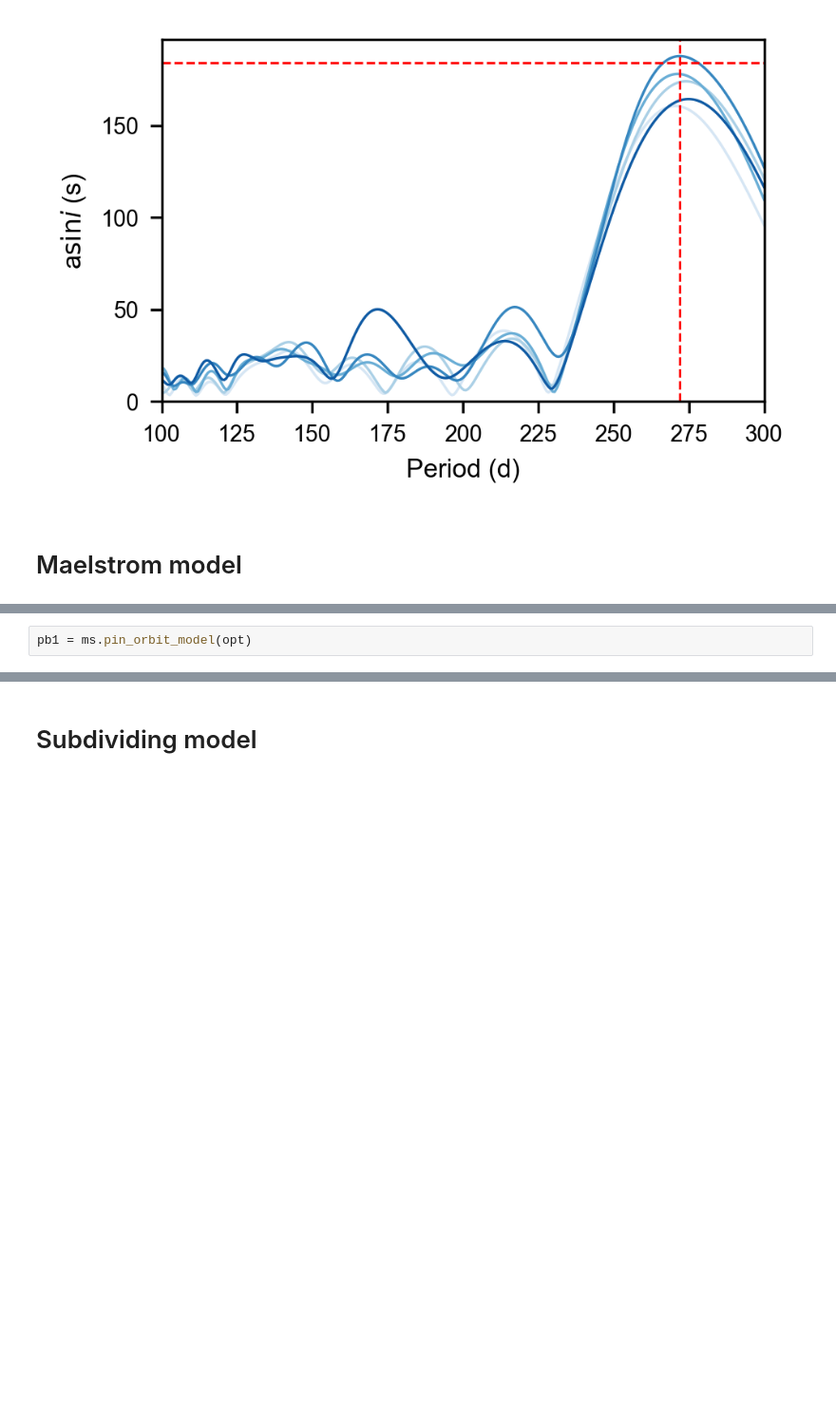
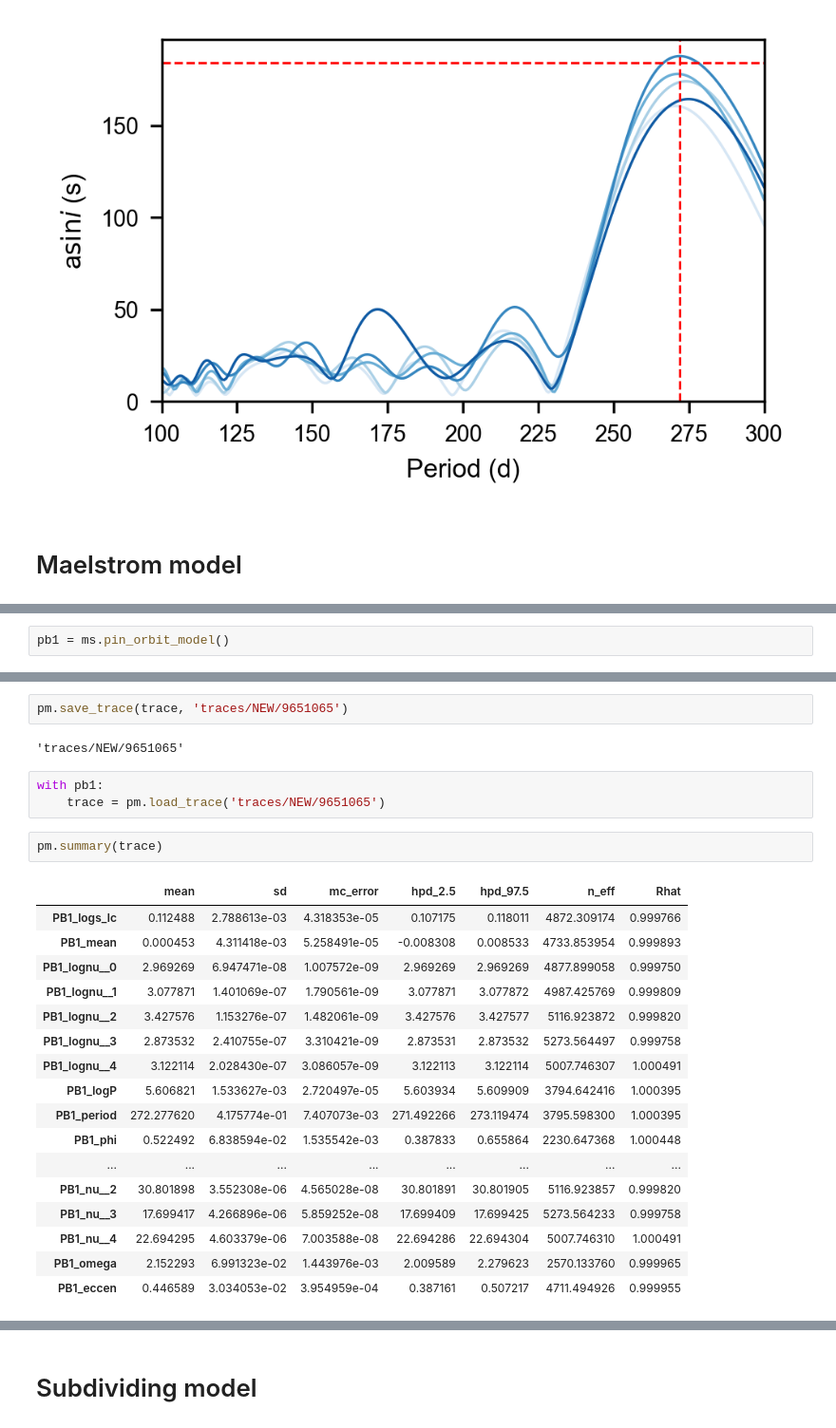
Before and after one commit to danhey/maelstrom, a Jupyter notebook: paper/notebooks/(4.1) KIC 9651065.ipynb, the cells around one changed output, grey strips where cells are left out. Shown at 95% size. Drawn from its saved outputs; the diff is of its cells as text; blank space fills up the shorter version.

```diff
--- a/paper/notebooks/(4.1) KIC 9651065.ipynb
+++ b/paper/notebooks/(4.1) KIC 9651065.ipynb
@@ -81,2 +63,2 @@ opt
 # %%
-pb1 = ms.pin_orbit_model(opt)
+pb1 = ms.pin_orbit_model()
@@ -139,0 +120,27 @@ ValueError: Not enough samples to build a trace.
+# %%
+pm.save_trace(trace, 'traces/NEW/9651065')
+# %% [output]
+'traces/NEW/9651065'
+# %%
+with pb1:
+    trace = pm.load_trace('traces/NEW/9651065')
+# %%
+pm.summary(trace)
+# %% [output]
+|  | mean | sd | mc_error | hpd_2.5 | hpd_97.5 | n_eff | Rhat |
+| PB1_logs_lc | 0.112488 | 2.788613e-03 | 4.318353e-05 | 0.107175 | 0.118011 | 4872.309174 | 0.999766 |
+| PB1_mean | 0.000453 | 4.311418e-03 | 5.258491e-05 | -0.008308 | 0.008533 | 4733.853954 | 0.999893 |
+| PB1_lognu__0 | 2.969269 | 6.947471e-08 | 1.007572e-09 | 2.969269 | 2.969269 | 4877.899058 | 0.999750 |
+| PB1_lognu__1 | 3.077871 | 1.401069e-07 | 1.790561e-09 | 3.077871 | 3.077872 | 4987.425769 | 0.999809 |
+| PB1_lognu__2 | 3.427576 | 1.153276e-07 | 1.482061e-09 | 3.427576 | 3.427577 | 5116.923872 | 0.999820 |
+| PB1_lognu__3 | 2.873532 | 2.410755e-07 | 3.310421e-09 | 2.873531 | 2.873532 | 5273.564497 | 0.999758 |
+| PB1_lognu__4 | 3.122114 | 2.028430e-07 | 3.086057e-09 | 3.122113 | 3.122114 | 5007.746307 | 1.000491 |
+| PB1_logP | 5.606821 | 1.533627e-03 | 2.720497e-05 | 5.603934 | 5.609909 | 3794.642416 | 1.000395 |
+| PB1_period | 272.277620 | 4.175774e-01 | 7.407073e-03 | 271.492266 | 273.119474 | 3795.598300 | 1.000395 |
+| PB1_phi | 0.522492 | 6.838594e-02 | 1.535542e-03 | 0.387833 | 0.655864 | 2230.647368 | 1.000448 |
+| ... | ... | ... | ... | ... | ... | ... | ... |
+| PB1_nu__2 | 30.801898 | 3.552308e-06 | 4.565028e-08 | 30.801891 | 30.801905 | 5116.923857 | 0.999820 |
+| PB1_nu__3 | 17.699417 | 4.266896e-06 | 5.859252e-08 | 17.699409 | 17.699425 | 5273.564233 | 0.999758 |
+| PB1_nu__4 | 22.694295 | 4.603379e-06 | 7.003588e-08 | 22.694286 | 22.694304 | 5007.746310 | 1.000491 |
+| PB1_omega | 2.152293 | 6.991323e-02 | 1.443976e-03 | 2.009589 | 2.279623 | 2570.133760 | 0.999965 |
+| PB1_eccen | 0.446589 | 3.034053e-02 | 3.954959e-04 | 0.387161 | 0.507217 | 4711.494926 | 0.999955 |
```
Also changed, not shown: parts of 15 cells of this notebook, 27 other files.
